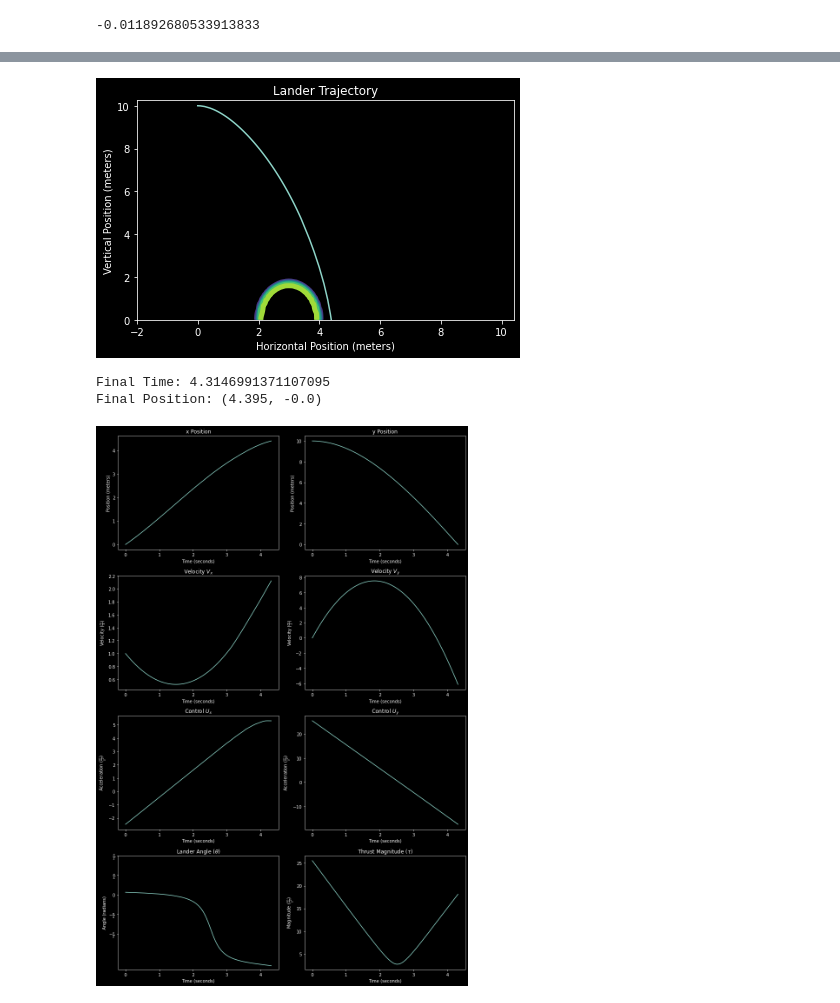
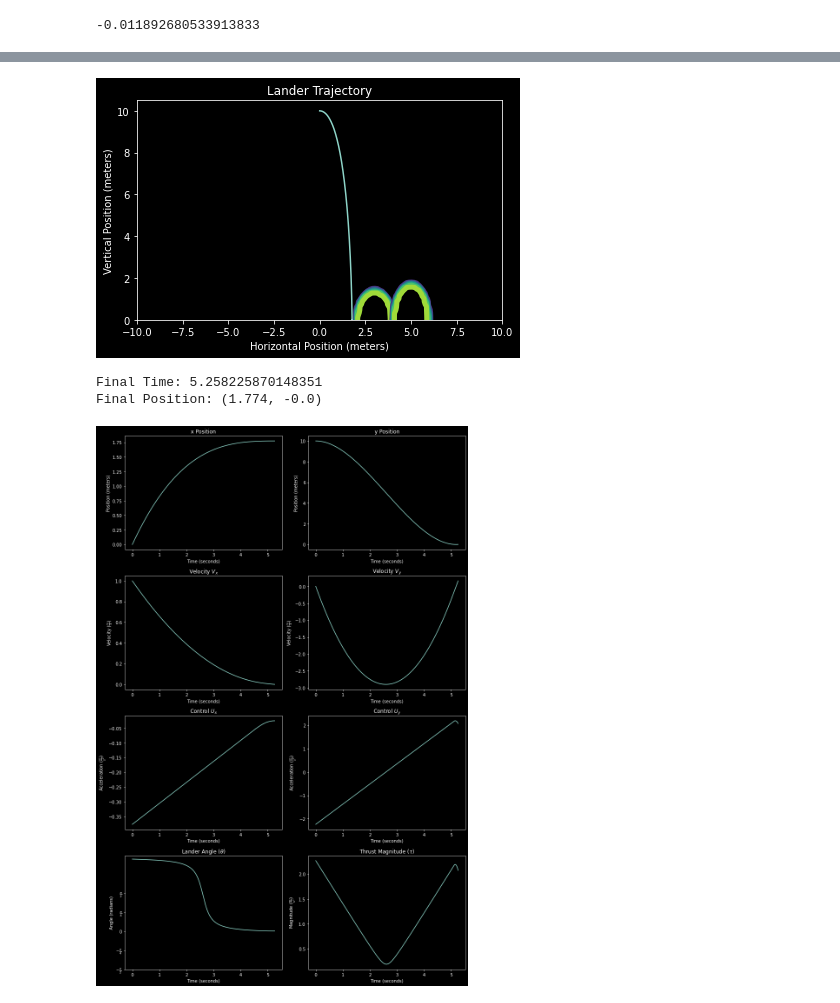
Before and after one commit to jpatrickb/moonlander_optimal_control, a Jupyter notebook: landing_zones.ipynb, the cells around one changed output, grey strips where cells are left out. Saved outputs shown, nothing was run; the diff lists cells and outputs as text; code cells hidden in the pictures.

```diff
--- a/landing_zones.ipynb
+++ b/landing_zones.ipynb
@@ -144,7 +144,7 @@ class Obstacle:
 
         return numer / denom
 # %%
-def lunar_lander_obstacles(pos_init, v_init, obstacle, tf_guess=20, y0_guess=1, alpha=10., beta=25., gamma=3., nu=0., G=2., t_steps=200, animate_file=None):
+def lunar_lander_obstacles(pos_init, v_init, obstacles, tf_guess=20, y0_guess=1, alpha=10., beta=25., gamma=3., nu=0., G=2., t_steps=200, animate_file=None):
     '''Find the optimal control and trajectory for the lunar lander.
 
         Parameters:
@@ -176,13 +176,17 @@ def lunar_lander_obstacles(pos_init, v_init, obstacle, tf_guess=20, y0_guess=1,
     # Define the ODE's associated with state and costate evolution
     def ode(t, y, p):
         tf = p[0]
+        C_x = np.sum([obstacle.obstacle_dx(y[0], y[1]) for obstacle in obstacles], axis=0)
+        C_y = np.sum([obstacle.obstacle_dy(y[0], y[1]) for obstacle in obstacles], axis=0)
+        # print(obstacles[0].obstacle(y[0], y[1]))
+        # print(C_x)
         return tf * np.array([
             y[2],
             y[3],
             y[6] / (2*alpha),
             y[7] / (2*alpha) - G,
-            obstacle.obstacle_dx(y[0], y[1]),
-            obstacle.obstacle_dy(y[0], y[1]) + nu*(1-np.heaviside(y[1], 0)),
+            C_x,
+            C_y + nu*(1-np.heaviside(y[1], 0)),
             -y[4],
             -y[5]
         ])
@@ -195,6 +199,8 @@ def lunar_lander_obstacles(pos_init, v_init, obstacle, tf_guess=20, y0_guess=1,
         tf = p[0]
         uxf = yb[6] / (2*alpha)
         uyf = yb[7] / (2*alpha)
+
+        C_tf = np.sum([obstacle.obstacle(yb[0], yb[1]) for obstacle in obstacles], axis=0)
         return np.array([
             ya[0] - x_init,
             ya[1] - y_init,
@@ -204,7 +210,7 @@ def lunar_lander_obstacles(pos_init, v_init, obstacle, tf_guess=20, y0_guess=1,
             yb[4],
             yb[6] - 2*beta*yb[2],
             yb[7] - 2*beta*yb[3],
-            yb[4]*yb[2] + yb[5]*yb[3] + yb[6]*uxf + yb[7]*(uyf - G) - alpha*(uxf**2 + uyf**2) - gamma + nu*(np.minimum(0, yb[1])) - obstacle.obstacle(yb[0], yb[1])
+            yb[4]*yb[2] + yb[5]*yb[3] + yb[6]*uxf + yb[7]*(uyf - G) - alpha*(uxf**2 + uyf**2) - gamma + nu*(np.minimum(0, yb[1])) - C_tf
         ])
 
     # Define the initial guess
@@ -254,14 +260,17 @@ Final Position: (0.028, -0.0)
 # %%
 pos_init = (0., 10.)
 v = 1.
 
-t, x, y, xp, yp, ux, uy, tf = lunar_lander_obstacles(pos_init, v, obstacle, nu=40, alpha=10., beta=25., gamma=5.)
+obstacle1 = Obstacle(r=(1., 2.), c=(3., 0.), lam=25.)
+obstacle2 = Obstacle(r=(1., 3.), c=(5., 0.), lam=25.)
+
+t, x, y, xp, yp, ux, uy, tf = lunar_lander_obstacles(pos_init, v, [obstacle1, obstacle2], nu=40, alpha=1., beta=25., gamma=1.)
 
 
-make_trajectory_plot(x, y, obstacle)
+make_trajectory_plot(x, y, [obstacle1, obstacle2])
 make_plots(t, x, y, xp, yp, ux, uy, tf)
 # %% [output]
-[figure, old version]
+[figure, new version]
-Final Time: 4.3146991371107095
-Final Position: (4.395, -0.0)
+Final Time: 5.258225870148351
+Final Position: (1.774, -0.0)
-[figure, old version]
+[figure, new version]
```
Also changed, not shown: parts of 3 cells of this notebook, 1 other file.
